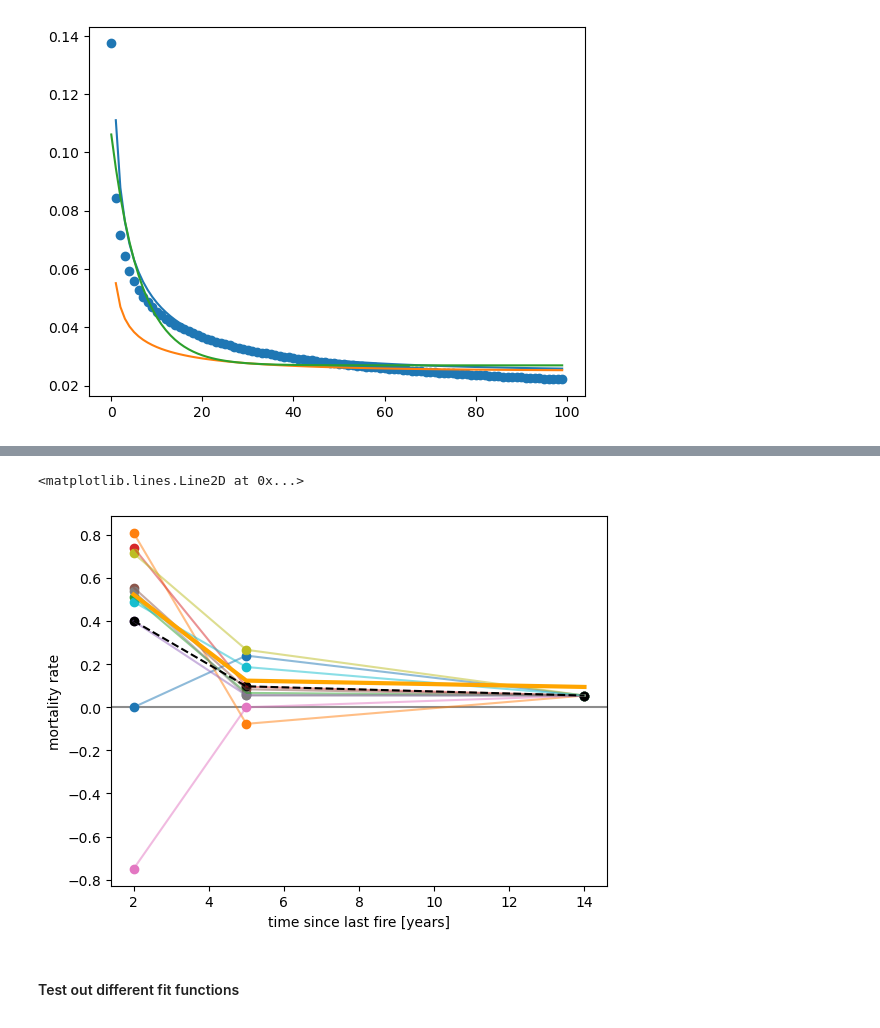
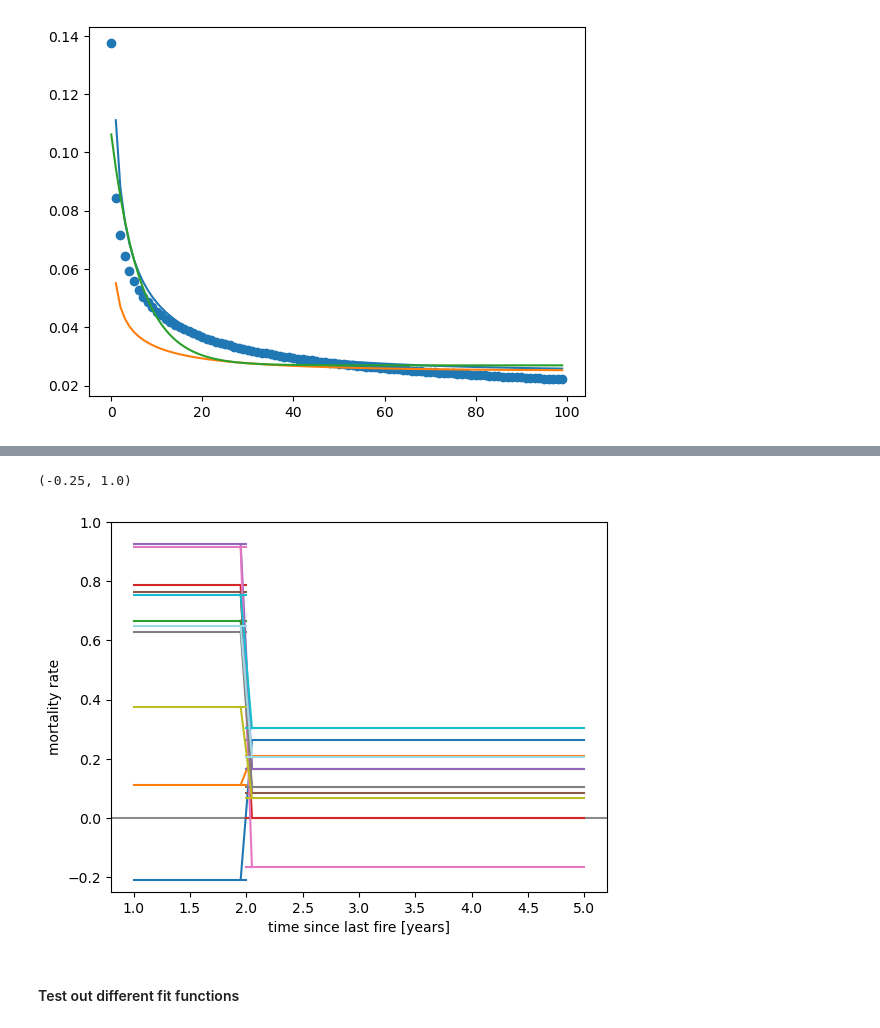
Before and after one commit to patricklawton/TecateCypress, a Jupyter notebook: journal.ipynb, the cells around one changed output, grey strips where cells are left out. Saved outputs shown, nothing was run; the diff lists cells and outputs as text; code cells hidden in the pictures.

```diff
--- a/journal.ipynb
+++ b/journal.ipynb
@@ -182,0 +211,9 @@ Text(0.5, 0, 'time since last fire [years]')
+# %%
+total_density = total_density.reshape((50,3))
+min_density_filter = np.nonzero(total_density[:,0] < 800)
+total_density = np.delete(total_density, min_density_filter, axis=0)
+# Also filter seedlings and saplings
+seedlings = seedlings.reshape((50,3))
+seedlings = np.delete(seedlings, min_density_filter, axis=0)
+saplings = saplings.reshape((50,3))
+saplings = np.delete(saplings, min_density_filter, axis=0)
@@ -204,33 +248,18 @@ for plot in plot_vec:
 # %%
-'''To exclude plots 1 and 7 during weibull fitting'''
-# mortality_vec = np.delete(mortality_vec, [0,6], axis=0)
-# for plot in plot_vec[:-2]:
-for plot in plot_vec:
-    x = tstar_vec[1:]
-    plt.scatter(x,mortality_vec[plot-1])
-    plt.plot(x,mortality_vec[plot-1], alpha=0.5)
-mean_mortality_vec = np.mean(mortality_vec, axis=0)
-plt.scatter(x,mean_mortality_vec, color='black')
-plt.plot(x,mean_mortality_vec, ls='--', color='black')
-
-
-# p0 = [3,2.22,0.06]
-# popt, pcov = curve_fit(adjusted_weibull, x, mean_mortality_vec, p0=p0)
-# plt.plot(x, adjusted_weibull(x, *popt), lw=3, color='red'); print(popt)
-# fit = adjusted_weibull(x, *np.array([3,2.22,0.06]))
-fit = adjusted_weibull(x, *np.array([2.57779941, 2.22861074, 0.09423809]))
-plt.plot(x, fit, lw=3, color='orange')
-
-# popt, pcov = curve_fit(scaled_exp, x, 1-Sx, p0=p0)
-# plt.plot(x, scaled_exp(x, *popt))
-
+color = plt.cm.tab20(np.linspace(0, 1, mortality_vec.shape[0]))
+for plot_i, plot_mortality in enumerate(mortality_vec):
+    plt.plot([1,2], plot_mortality[0].repeat(2), color=color[plot_i])
+    plt.plot([2,5], plot_mortality[1].repeat(2), color=color[plot_i])
+    plt.plot([1.95,2.05], plot_mortality, color=color[plot_i])
 
 plt.ylabel('mortality rate')
 plt.xlabel('time since last fire [years]')
 plt.axhline(0,ls='-',alpha=0.45,zorder=-1, color='black')
+# plt.xlim(1,14)
+plt.ylim(-0.25,1)
 # %% [output]
-<matplotlib.lines.Line2D at 0x...>
+(-0.25, 1.0)
-[figure, old version]
+[figure, new version]
 # %% [markdown]
 #### Test out different fit functions
 # %%
```
Also changed, not shown: parts of 22 cells of this notebook, 4 other files.
